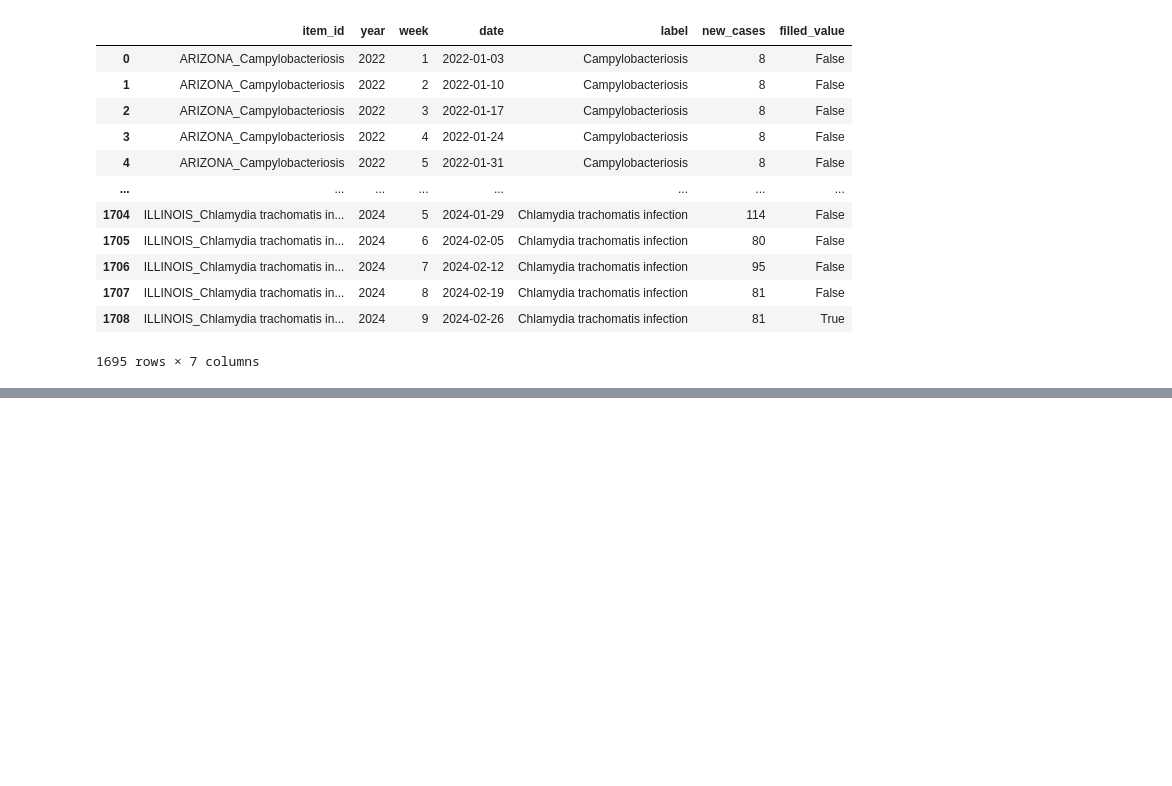
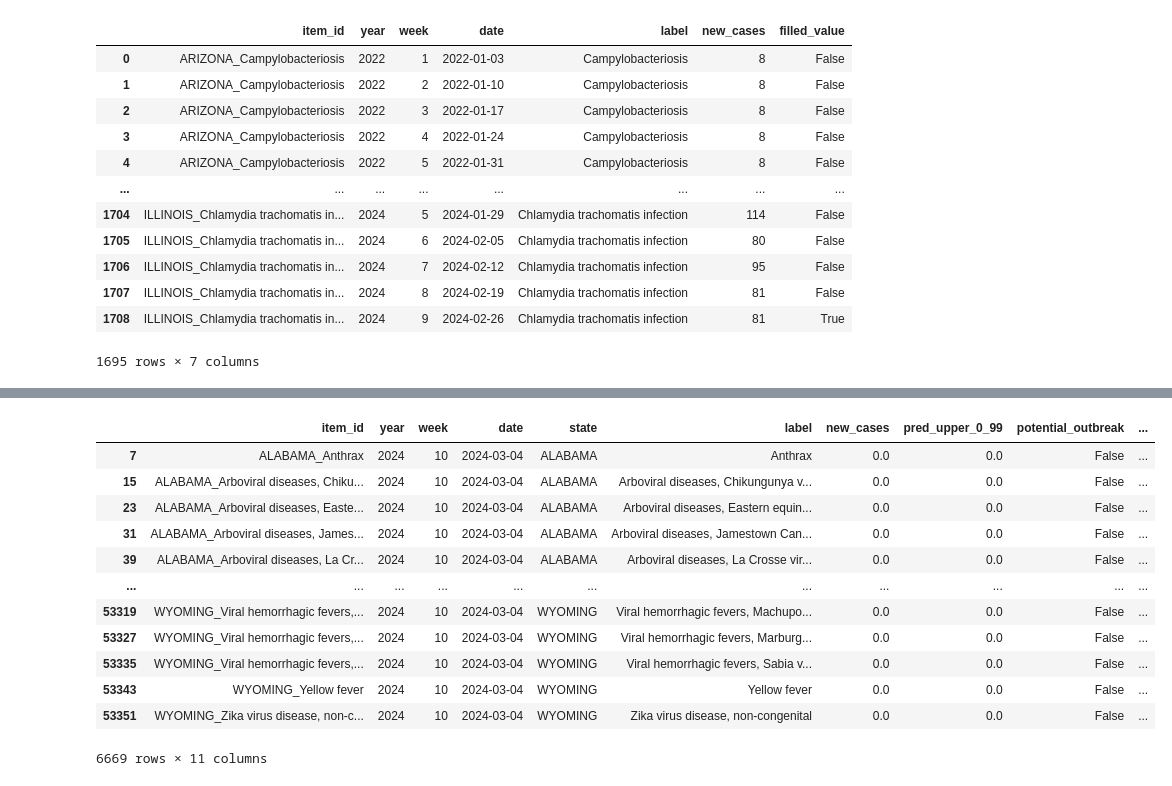
Before and after one commit to SloughJE/OUTBREAK, a Jupyter notebook: notebooks/1.0-JES-outbreak.ipynb, the cells around one changed output, grey strips where cells are left out. Saved outputs shown, nothing was run; the diff lists cells and outputs as text; code cells hidden in the pictures; blank space fills up the shorter version.

```diff
--- a/notebooks/1.0-JES-outbreak.ipynb
+++ b/notebooks/1.0-JES-outbreak.ipynb
@@ -173,0 +466,2 @@ plot_outbreak(df_historical, df_latest,  df_preds, selected_item_id)
+# %%
+df_outbreak['potential_outbreak'] = df_outbreak['new_cases'] > df_outbreak['pred_upper_0_99']
@@ -173,0 +491,17 @@ plot_outbreak(df_historical, df_latest,  df_preds, selected_item_id)
+# %%
+def is_outbreak_resolved(df):
+    # Step 1: Sort the DataFrame by 'item_id' and 'date'
+    df.sort_values(by=['item_id', 'date'], inplace=True)
+    # remove rows with na for new cases (assume data skips a week)
+    df = df[df.new_cases.notna()]
+    # Step 2: Create a column for potential outbreak in the past week by shifting the current week
+    df['potential_outbreak_past_week'] = df.groupby('item_id')['potential_outbreak'].shift(1)
+
+    # Step 3: Determine if the potential outbreak was resolved
+    # An outbreak is resolved if it was present last week but not this week
+    #df['Potential_Outbreak_Resolved'] = np.where((df['potential_outbreak'] == True) & (df['potential_outbreak_past_week'] == True), False, True)
+    df['Potential_Outbreak_Resolved'] = ~((df['potential_outbreak'] == True) & (df['potential_outbreak_past_week'] == True))
+
+    return df
+# %%
+df_outbreak = is_outbreak_resolved(df_outbreak)
@@ -173,0 +519,2 @@ plot_outbreak(df_historical, df_latest,  df_preds, selected_item_id)
+# %%
+cols_wanted = ['item_id','year','week','date','state','label','new_cases','pred_upper_0_99','potential_outbreak','potential_outbreak_past_week','Potential_Outbreak_Resolved']
@@ -173,0 +1515,16 @@ plot_outbreak(df_historical, df_latest,  df_preds, selected_item_id)
+# %%
+df_outbreak[df_outbreak.date==df_outbreak.date.max()][cols_wanted]
+# %% [output]
+|  | item_id | year | week | date | state | label | new_cases | pred_upper_0_99 | potential_outbreak | ... |
+| 7 | ALABAMA_Anthrax | 2024 | 10 | 2024-03-04 | ALABAMA | Anthrax | 0.0 | 0.0 | False | ... |
+| 15 | ALABAMA_Arboviral diseases, Chiku... | 2024 | 10 | 2024-03-04 | ALABAMA | Arboviral diseases, Chikungunya v... | 0.0 | 0.0 | False | ... |
+| 23 | ALABAMA_Arboviral diseases, Easte... | 2024 | 10 | 2024-03-04 | ALABAMA | Arboviral diseases, Eastern equin... | 0.0 | 0.0 | False | ... |
+| 31 | ALABAMA_Arboviral diseases, James... | 2024 | 10 | 2024-03-04 | ALABAMA | Arboviral diseases, Jamestown Can... | 0.0 | 0.0 | False | ... |
+| 39 | ALABAMA_Arboviral diseases, La Cr... | 2024 | 10 | 2024-03-04 | ALABAMA | Arboviral diseases, La Crosse vir... | 0.0 | 0.0 | False | ... |
+| ... | ... | ... | ... | ... | ... | ... | ... | ... | ... | ... |
+| 53319 | WYOMING_Viral hemorrhagic fevers,... | 2024 | 10 | 2024-03-04 | WYOMING | Viral hemorrhagic fevers, Machupo... | 0.0 | 0.0 | False | ... |
+| 53327 | WYOMING_Viral hemorrhagic fevers,... | 2024 | 10 | 2024-03-04 | WYOMING | Viral hemorrhagic fevers, Marburg... | 0.0 | 0.0 | False | ... |
+| 53335 | WYOMING_Viral hemorrhagic fevers,... | 2024 | 10 | 2024-03-04 | WYOMING | Viral hemorrhagic fevers, Sabia v... | 0.0 | 0.0 | False | ... |
+| 53343 | WYOMING_Yellow fever | 2024 | 10 | 2024-03-04 | WYOMING | Yellow fever | 0.0 | 0.0 | False | ... |
+| 53351 | WYOMING_Zika virus disease, non-c... | 2024 | 10 | 2024-03-04 | WYOMING | Zika virus disease, non-congenital | 0.0 | 0.0 | False | ... |
+6669 rows × 11 columns
```
Also changed, not shown: parts of 105 cells of this notebook, 7 other files.
